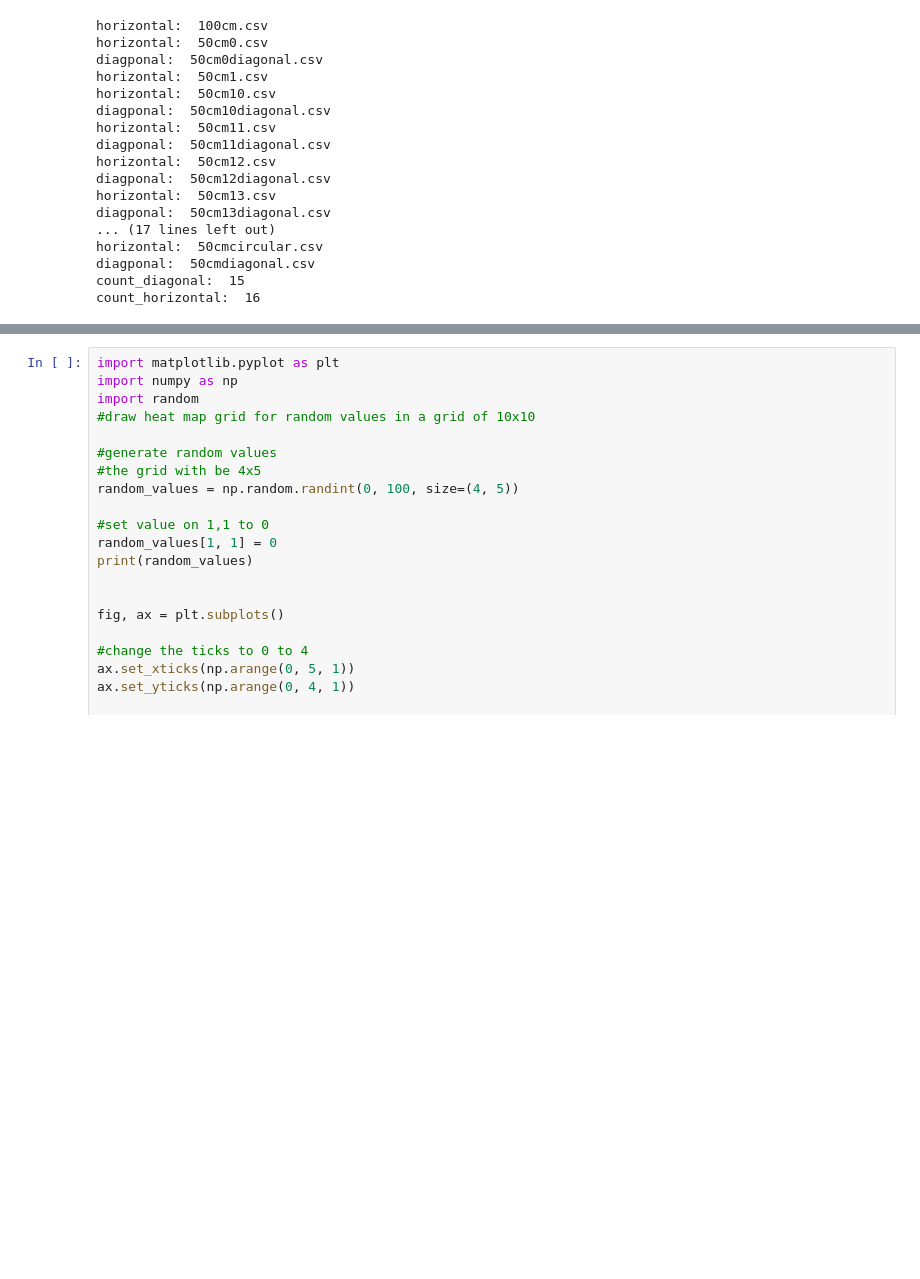
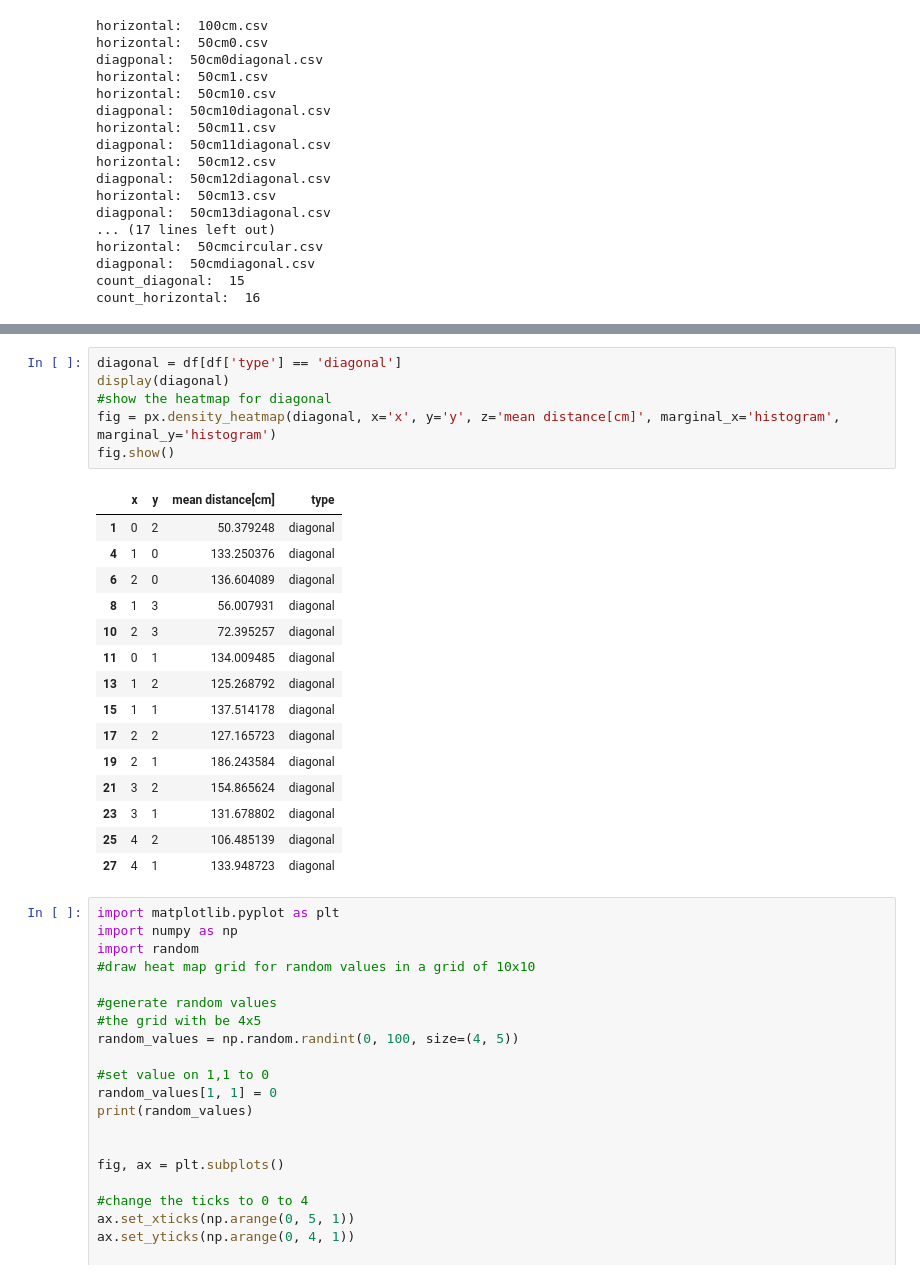
Before and after one commit to CelestineOverflow/BUL, a Jupyter notebook: lab-1/post.ipynb, the cells around one changed output, grey strips where cells are left out. Saved outputs shown, nothing was run; the diff lists cells and outputs as text; blank space fills up the shorter version.

```diff
--- a/lab-1/post.ipynb
+++ b/lab-1/post.ipynb
@@ -150,3 +305,25 @@ files_dir = r'D:\BUL\lab-1\results'
+# %%
+diagonal = df[df['type'] == 'diagonal']
+display(diagonal)
+#show the heatmap for diagonal
+fig = px.density_heatmap(diagonal, x='x', y='y', z='mean distance[cm]', marginal_x='histogram', marginal_y='histogram')
+fig.show()
+# %% [output]
+|  | x | y | mean distance[cm] | type |
+| 1 | 0 | 2 | 50.379248 | diagonal |
+| 4 | 1 | 0 | 133.250376 | diagonal |
+| 6 | 2 | 0 | 136.604089 | diagonal |
+| 8 | 1 | 3 | 56.007931 | diagonal |
+| 10 | 2 | 3 | 72.395257 | diagonal |
+| 11 | 0 | 1 | 134.009485 | diagonal |
+| 13 | 1 | 2 | 125.268792 | diagonal |
+| 15 | 1 | 1 | 137.514178 | diagonal |
+| 17 | 2 | 2 | 127.165723 | diagonal |
+| 19 | 2 | 1 | 186.243584 | diagonal |
+| 21 | 3 | 2 | 154.865624 | diagonal |
+| 23 | 3 | 1 | 131.678802 | diagonal |
+| 25 | 4 | 2 | 106.485139 | diagonal |
+| 27 | 4 | 1 | 133.948723 | diagonal |
 # %%
 import matplotlib.pyplot as plt
 import numpy as np
```
Also changed, not shown: parts of 5 cells of this notebook, 4 other files.
